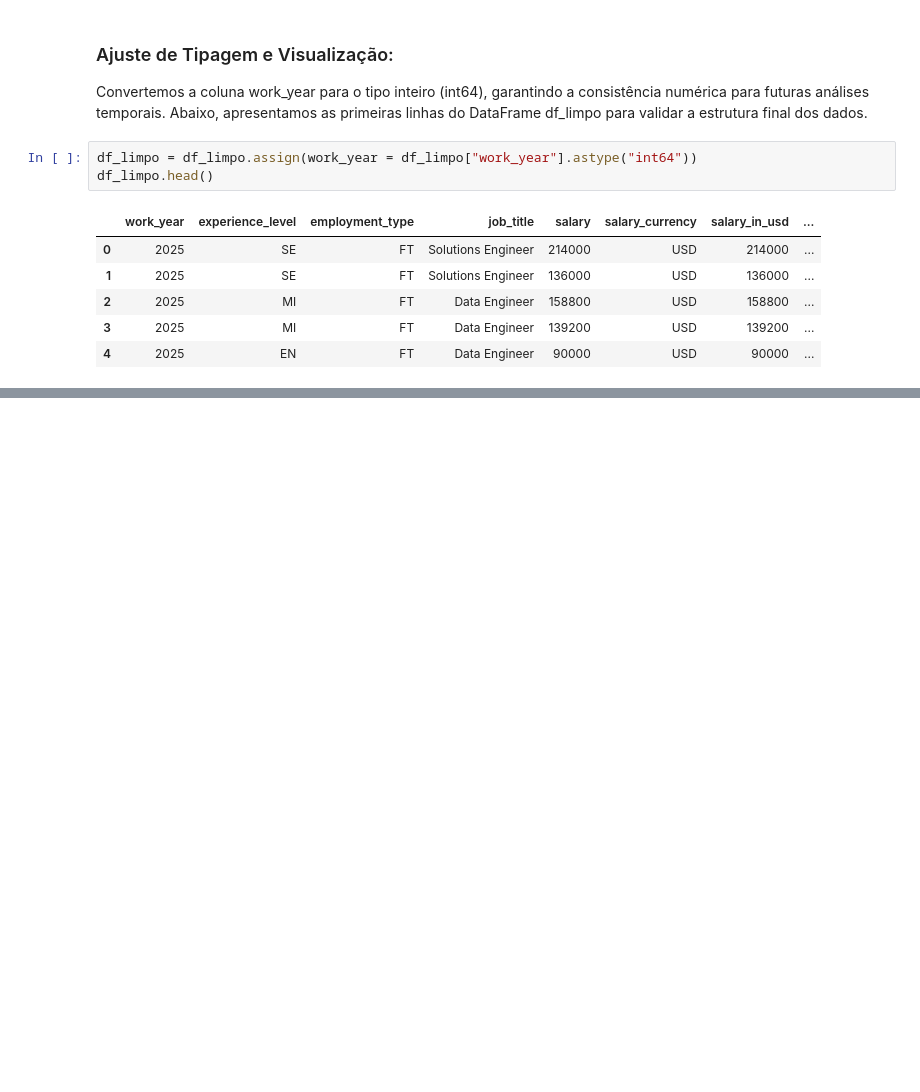
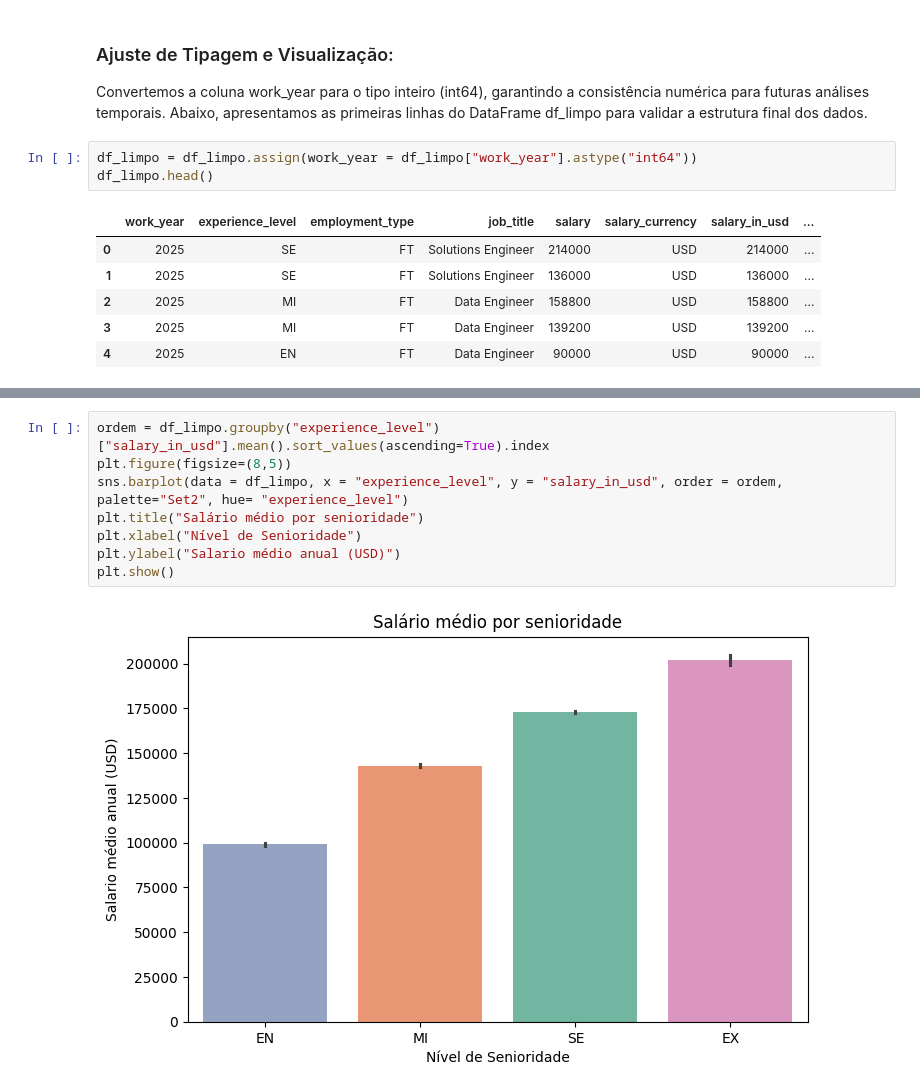
Before and after one commit to Ivirton-Filho/Imersao-Dados, a Jupyter notebook: imersão_dados_python.ipynb, the cells around one changed output, grey strips where cells are left out. Saved outputs shown, nothing was run; the diff lists cells and outputs as text; blank space fills up the shorter version.

```diff
--- a/imersão_dados_python.ipynb
+++ b/imersão_dados_python.ipynb
@@ -209,0 +238,10 @@ df_limpo.head()
+# %%
+ordem = df_limpo.groupby("experience_level")["salary_in_usd"].mean().sort_values(ascending=True).index
+plt.figure(figsize=(8,5))
+sns.barplot(data = df_limpo, x = "experience_level", y = "salary_in_usd", order = ordem, palette="Set2", hue= "experience_level")
+plt.title("Salário médio por senioridade")
+plt.xlabel("Nível de Senioridade")
+plt.ylabel("Salario médio anual (USD)")
+plt.show()
+# %% [output]
+[figure, added]
```
Also changed, not shown: parts of 29 cells of this notebook.
